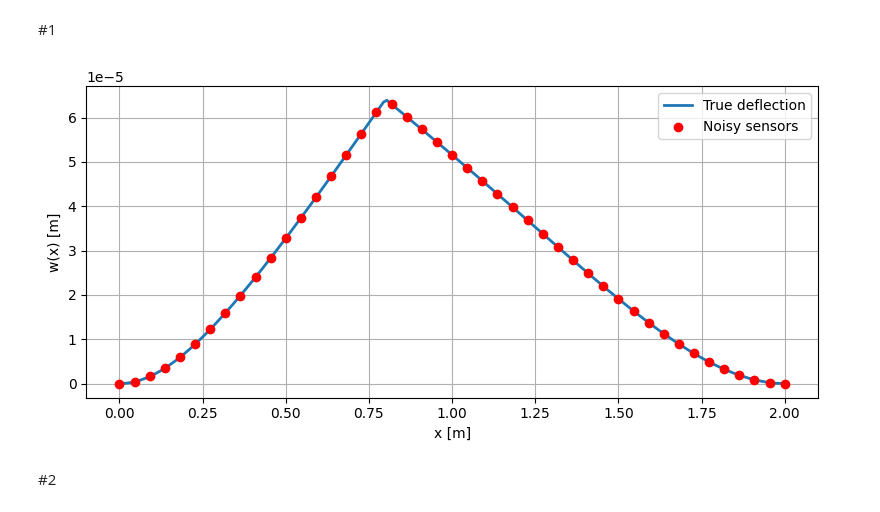
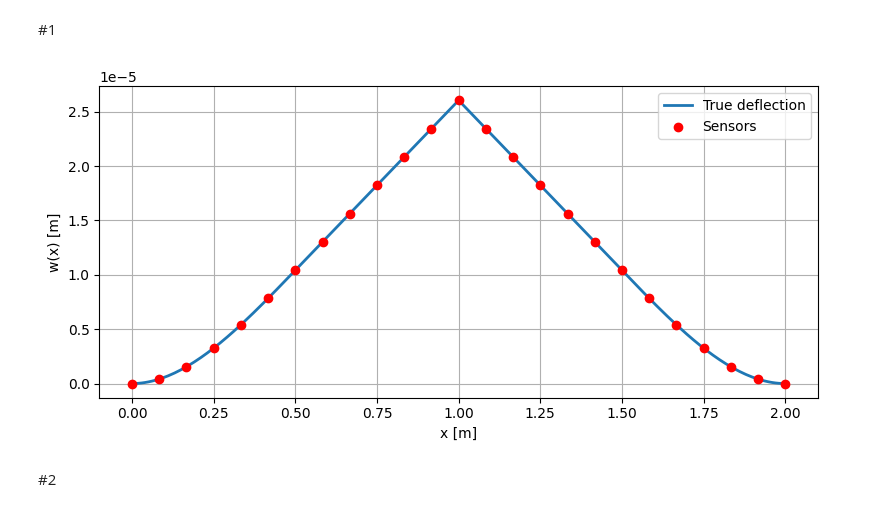
Before and after one commit to ShiyuanDengg/2D-Wall, a Jupyter notebook: 1D/1D Beam Nerf Combined CONT.ipynb, the cells around one changed output. Drawn from its saved outputs; the diff is of its cells as text; code cells hidden in the pictures.

```diff
--- a/1D/1D Beam Nerf Combined CONT.ipynb
+++ b/1D/1D Beam Nerf Combined CONT.ipynb
@@ -11,7 +11,7 @@ from tensorflow import keras
 L = 2.0             # Length of the beam [m]
 EI = 2e6            # Flexural rigidity [Nm^2]
 Q = 1000.0 # Uniform load [N/m]
-P = 1000.0           # Point load [N]
+P = 500.0           # Point load [N]
 a = L / 6            # Load applied at midspan
 hinge_loc = 2 * L / 5.
 
@@ -21,8 +21,8 @@ colloc_density = 20
 dl = 0.01 * L
 
 act = 'swish'
-UDL = True
-ASYM = True
+UDL = False
+ASYM = False
 Noise = False
 USE_COLLOC = False
 Use_Max = False
@@ -32,28 +47,14 @@ cap_val_max = 1e4
 # %%
+def w_udl_mid_hinge(x, L, Q):
+  hinge_loc = L / 2.
+  x_left, x_right = x[x <= hinge_loc], x[hinge_loc < x]
 
-x_full = np.linspace(0, L, 200)
-x_full_norm = x_full/ L
-
-def w(x, L, Q):
-  w = (Q * x**2 * (6*L**2 - 4*L*x + x**2)) / (24 * EI)
-  return w
-
-def w_point_load(x, L, P, a):
-    w = np.zeros_like(x)
-    mask1 = x <= a
-    mask2 = x > a
-    w[mask1] = (P * x[mask1]**2 * (3*a - x[mask1])) / (6 * EI)
-    w[mask2] = (P * a**2 * (3*x[mask2] - a)) / (6 * EI)
-    return w
-
-def w_udl_mid_hinge(x, L, Q):
-  x_left, x_right = x[x <= hinge_loc], x[hinge_loc < x]
-  #return np.concatenate([w(x_left, hinge_loc, Q), w(x_right - x_right[0], L - hinge_loc, Q)[::-1]])
   return np.concatenate([w(x_left, hinge_loc, Q), w(L - x_right, L - hinge_loc, Q)])
 
 def w_pl_mid_hinge(x, L, P, a):
+  hinge_loc = L / 2.
   x_left, x_right = x[x <= hinge_loc], x[hinge_loc < x]
-  return np.concatenate([w_point_load(x_left, hinge_loc, P, a), w_point_load(x_right - x_right[0], L - hinge_loc, P, a)[::-1]])
+  return np.concatenate([w_point_load(x_left, hinge_loc, P, a), w_point_load(L - x_right, L - hinge_loc, P, a)])
 
 def get_shear(a, b, L, Q, P):
     t1 = a**2 * (b / 2 - a / 6) * P
@@ -84,12 +85,13 @@ def get_collocation_points(x_sensors, pred_hinge_loc, colloc_width, colloc_densi
     return tf.sort(x_colloc, axis=0)
 # %%
 def gaussian_prop(x, x_p, P, sigma=0.05):
-     # scale height so area = total_force
-    return  P * tf.exp(-0.5 * ((x - x_p) / sigma) ** 2)
+
+     A = P / (sigma * tf.sqrt(2.0*tf.constant(np.pi, dtype=tf.float32)))
+     return  A * tf.exp(-0.5 * ((x - x_p) / sigma) ** 2)
          #normalized using max true load
 # %%
 x_full = np.linspace(0, L, 200)
-x_sensors = np.linspace(0, L, 45)
+x_sensors = np.linspace(0, L, 25)
 
 if UDL:
   w_true = w_udl_mid_hinge(x_full, L, Q)
@@ -98,36 +100,36 @@ if UDL:
   q_max = Q
 else:
   w_true = w_pl_mid_hinge(x_full, L, P, L/4)
   w_sensors_clean = w_pl_mid_hinge(x_sensors, L, P, L/4)
   q_true = gaussian_prop(tf.convert_to_tensor(x_full, dtype=tf.float32), L / 4, P, sigma=0.05) + gaussian_prop(tf.convert_to_tensor(x_full, dtype=tf.float32), 3 * L / 4, P, sigma=0.05)
   q_max = P # so the varirables are to be trained to 1
 
 if ASYM:
   w_true = w_one_hinge(x_full, L, Q, P, a)
   w_sensors_clean = w_one_hinge(x_sensors, L, Q, P, a)
   q_true = tf.ones_like(tf.convert_to_tensor(x_full, dtype=tf.float32)) * Q + gaussian_prop(tf.convert_to_tensor(x_full, dtype=tf.float32), a, P, sigma=0.01)
-  q_max = P
+  q_max = Q
 
 w_sensors = w_sensors_clean
 
 if Noise:
   np.random.seed(42)
   noise_std = 0.05 * np.max(w_sensors_clean)
   noise = np.random.normal(0, noise_std, size=w_sensors_clean.shape)
   w_sensors += noise
 
 # Plot
 plt.figure(figsize=(8, 4))
 plt.plot(x_full, w_true, label="True deflection", linewidth=2)
-plt.scatter(x_sensors, w_sensors, color='red', label="Noisy sensors", zorder=3)
+plt.scatter(x_sensors, w_sensors, color='red', label="Sensors", zorder=3)
 plt.xlabel("x [m]")
 plt.ylabel("w(x) [m]")
 plt.legend()
 plt.grid(True)
 plt.tight_layout()
 plt.show()
 # %% [output]
-[figure, old version]
+[figure, new version]
 # %% [markdown]
 #2
 # %%
```
Also changed, not shown: parts of 12 cells of this notebook, 2 other files.
